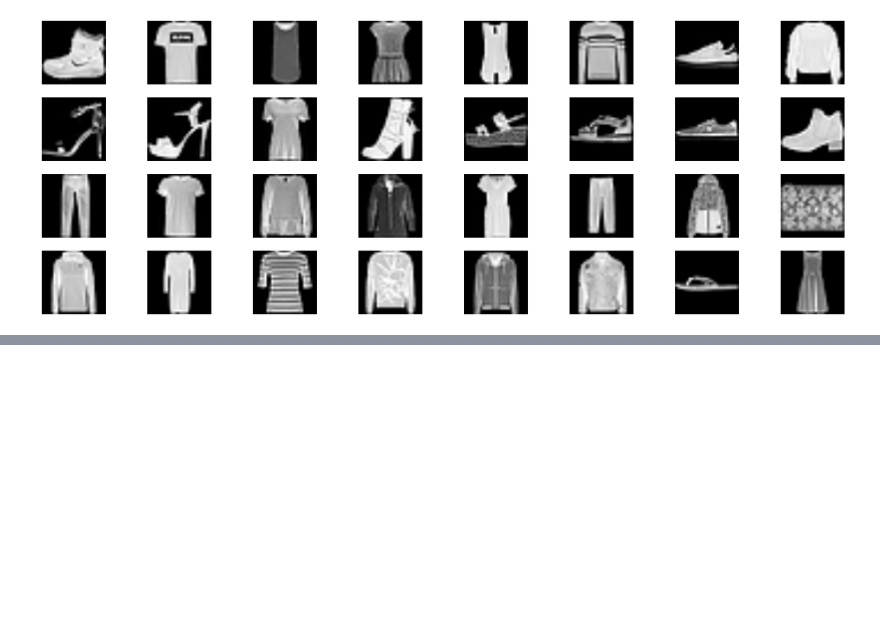
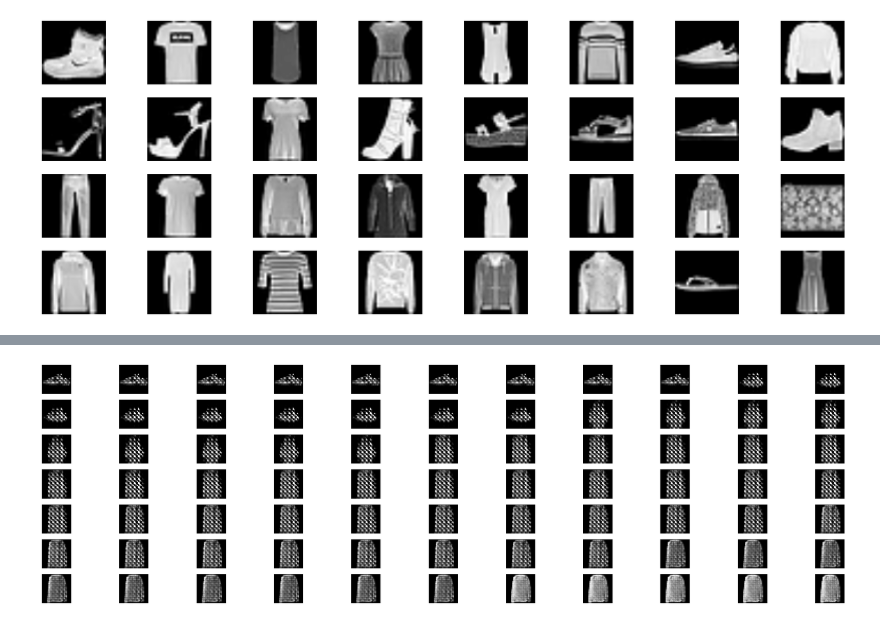
Before and after one commit to dhzdhd/DSE, a Jupyter notebook: Year 3/Semester 5/DL lab/Week 10/W10.ipynb, the cells around one changed output, grey strips where cells are left out. Cells and saved outputs as stored; diff of their text form; code cells hidden in the pictures; blank space fills up the shorter version.

```diff
--- a/Year 3/Semester 5/DL lab/Week 10/W10.ipynb
+++ b/Year 3/Semester 5/DL lab/Week 10/W10.ipynb
@@ -259,0 +308,21 @@ ValueError: in user code:
+# %%
+n = 4
+total = 2 * n + 1
+cnter = 0
+plt.figure(figsize=(28, 8))
+
+num = 1
+for i in range(-n, n + 1):
+    for j in range(-n, n + 1):
+        ax = plt.subplot(7, 11, num)
+        num += 1
+
+        ip_data = np.array([0.5*i/n for _ in range(20)])
+        ip_data = np.expand_dims(ip_data,axis=0)
+        img = generator.predict(ip_data)
+        plt.imshow(img[0, :, :, 0], cmap='gray')
+        plt.axis('off')
+        if num == 78:
+            break
+plt.show()
+# %% [output]
@@ -259,0 +346 @@ ValueError: in user code:
+[figure, added]
```
Also changed, not shown: parts of 15 cells of this notebook, 4 other files.
